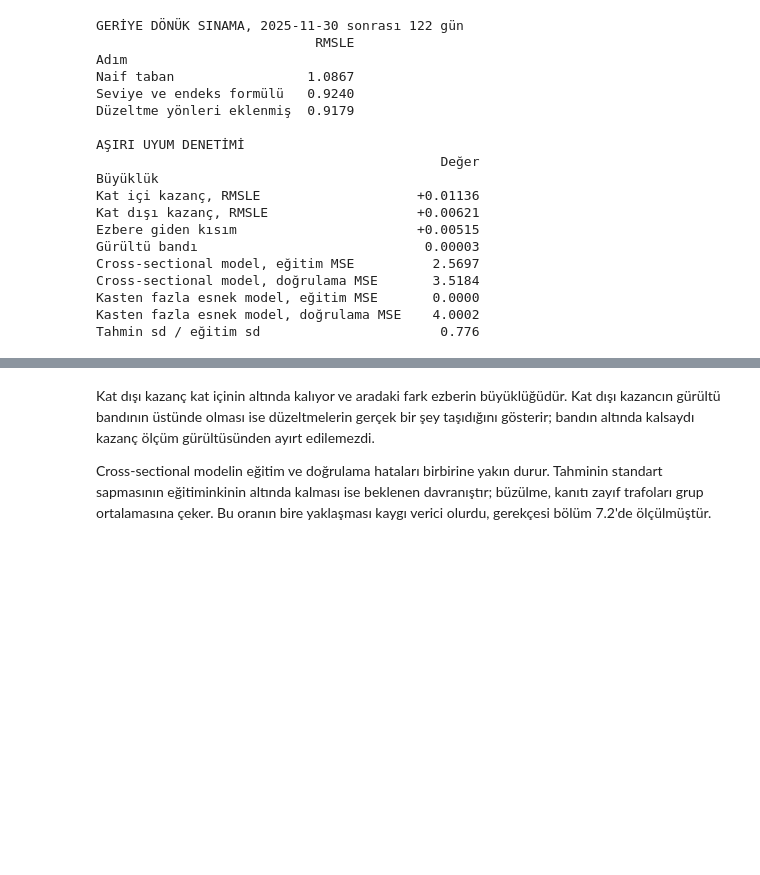
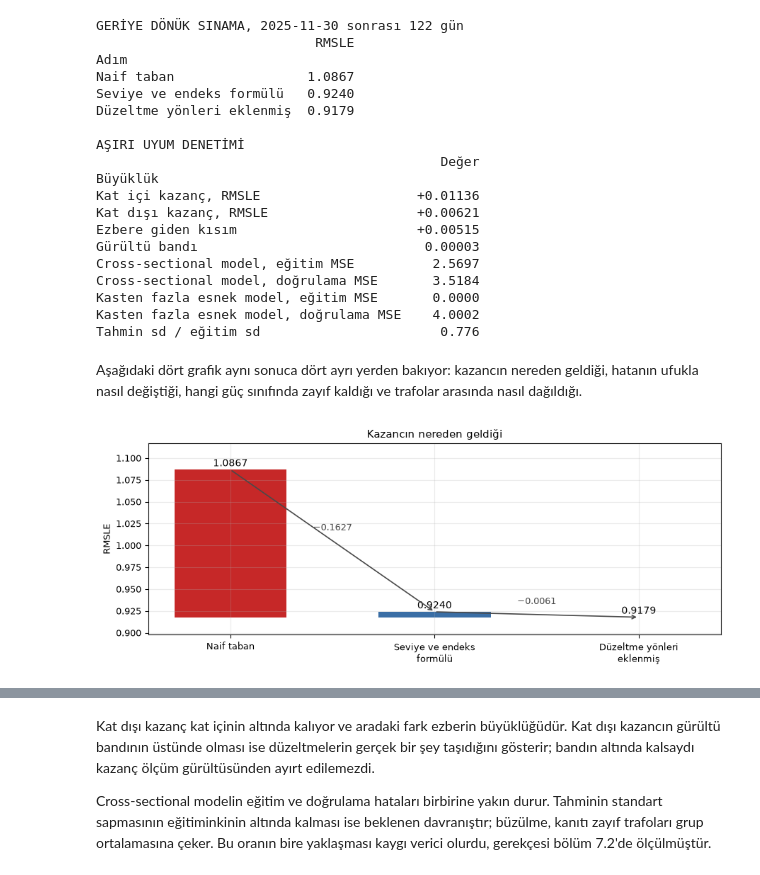
Before and after one commit to feritcanobuz/gridup-datathon-2026, a Jupyter notebook: notebooks/gridup_cozum.ipynb, the cells around one changed output, grey strips where cells are left out. Cells and saved outputs as stored; diff of their text form; code cells hidden in the pictures; blank space fills up the shorter version.

```diff
--- a/notebooks/gridup_cozum.ipynb
+++ b/notebooks/gridup_cozum.ipynb
@@ -3704,3 +3778,31 @@ Cross-sectional model, doğrulama MSE       3.5184
 Kasten fazla esnek model, eğitim MSE       0.0000
 Kasten fazla esnek model, doğrulama MSE    4.0002
 Tahmin sd / eğitim sd                       0.776
+# %% [markdown]
+Aşağıdaki dört grafik aynı sonuca dört ayrı yerden bakıyor:
+kazancın nereden geldiği, hatanın ufukla nasıl değiştiği, hangi güç
+sınıfında zayıf kaldığı ve trafolar arasında nasıl dağıldığı.
+# %%
+fig, ax = plt.subplots(figsize=(9.0, 3.6))
+adim = [("Naif taban", float(np.sqrt(BLOK.katki.sum()))),
+        ("Seviye ve endeks\nformülü", float(np.sqrt(TABAN_MSE))),
+        ("Düzeltme yönleri\neklenmiş", float(np.sqrt(MSE_NIHAI)))]
+taban_cizgi = adim[-1][1]
+for j, (ad, v) in enumerate(adim):
+    ax.bar(j, v - taban_cizgi, bottom=taban_cizgi, width=0.55,
+           color=["#c62828", "#3a6ea5", "#2e7d32"][j])
+    ax.text(j, v + 0.004, "%.4f" % v, ha="center", fontsize=10)
+for j in range(len(adim) - 1):
+    dus = adim[j][1] - adim[j + 1][1]
+    ax.annotate("", xy=(j + 1, adim[j + 1][1]), xytext=(j, adim[j][1]),
+                arrowprops=dict(arrowstyle="->", color="#4a4a4a", lw=1.2))
+    ax.text(j + 0.5, (adim[j][1] + adim[j + 1][1]) / 2 + 0.012,
+            "−%.4f" % dus, ha="center", fontsize=9, color="#4a4a4a")
+ax.set_xticks(range(len(adim)))
+ax.set_xticklabels([a for a, _ in adim], fontsize=9)
+ax.set_ylabel("RMSLE")
+ax.set_ylim(taban_cizgi - 0.02, adim[0][1] + 0.03)
+ax.set_title("Kazancın nereden geldiği")
+plt.tight_layout(); plt.show()
+# %% [output]
+[figure, added]
```
Also changed, not shown: parts of 57 cells of this notebook.
